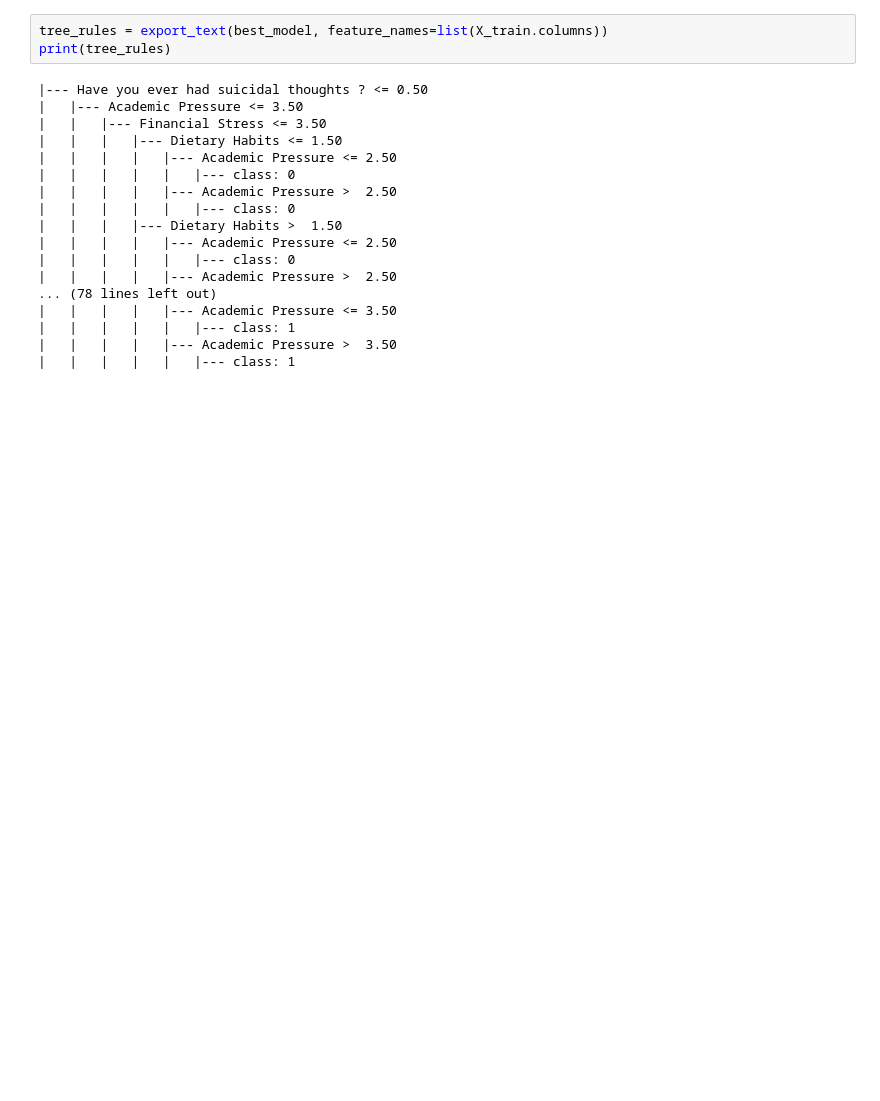
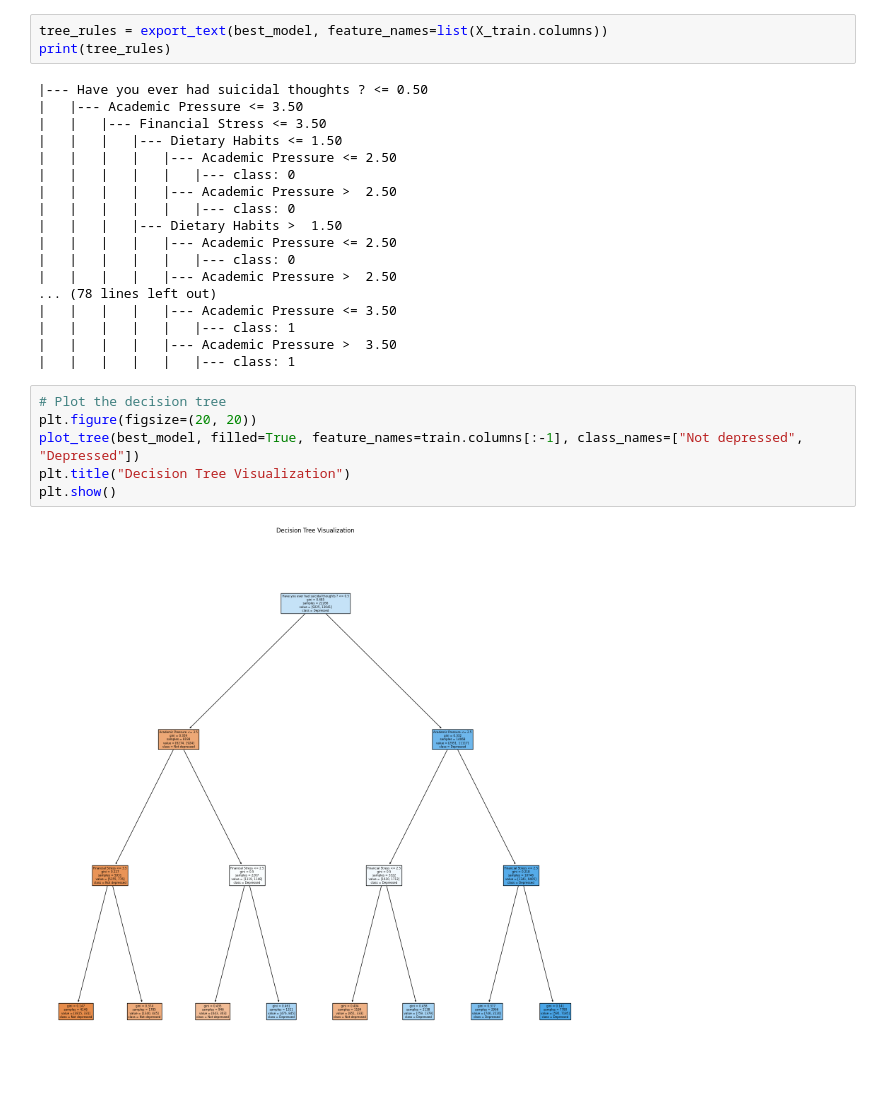
Before and after one commit to smendes2901/Student-Depression-Classification, a Jupyter notebook: DecisionTree.ipynb, the cells around one changed output. Drawn from its saved outputs; the diff is of its cells as text; blank space fills up the shorter version.

```diff
--- a/DecisionTree.ipynb
+++ b/DecisionTree.ipynb
@@ -121,3 +142,11 @@ print(tree_rules)
 |   |   |   |   |   |--- class: 1
 |   |   |   |   |--- Academic Pressure >  3.50
 |   |   |   |   |   |--- class: 1
+# %%
+# Plot the decision tree
+plt.figure(figsize=(20, 20))
+plot_tree(best_model, filled=True, feature_names=train.columns[:-1], class_names=["Not depressed", "Depressed"])
+plt.title("Decision Tree Visualization")
+plt.show()
+# %% [output]
+[figure, added]
```
Also changed, not shown: parts of 6 cells of this notebook, 4 other files.
